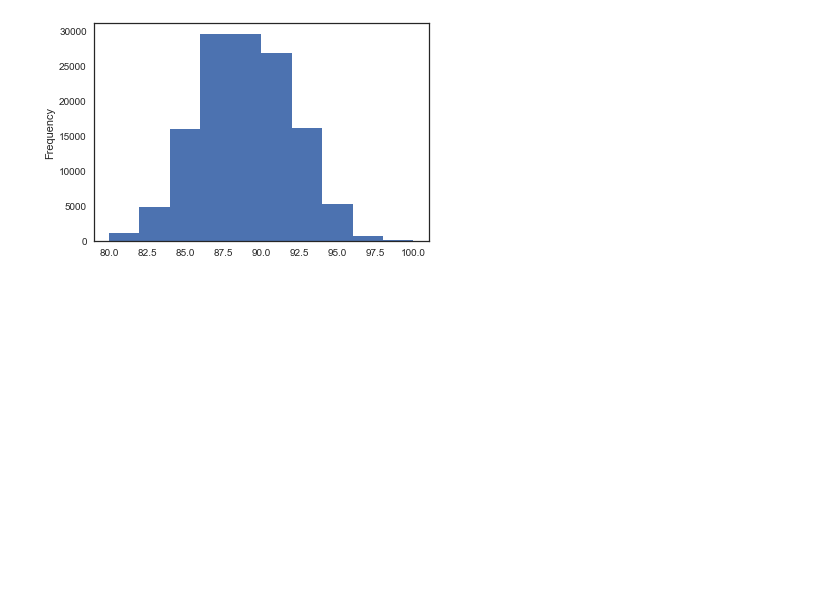
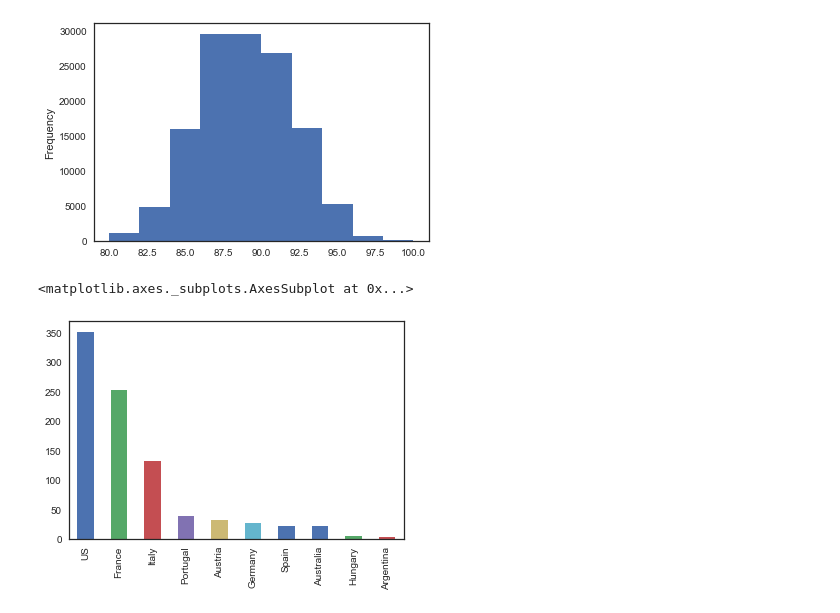
Before and after one commit to SidJain1412/Analysing-Wine-Reviews, a Jupyter notebook: Wine EDA.ipynb, the cells around one changed output. Cells and saved outputs as stored; diff of their text form; code cells hidden in the pictures; blank space fills up the shorter version.

```diff
--- a/Wine EDA.ipynb
+++ b/Wine EDA.ipynb
@@ -71,3 +71,8 @@ df['points'].plot.hist()
 # %% [output]
 <matplotlib.axes._subplots.AxesSubplot at 0x...>
 [figure]
+# %%
+df[df['points']>95].country.value_counts().plot.bar()
+# %% [output]
+<matplotlib.axes._subplots.AxesSubplot at 0x...>
+[figure, added]
```
Also changed, not shown: parts of 2 cells of this notebook.
